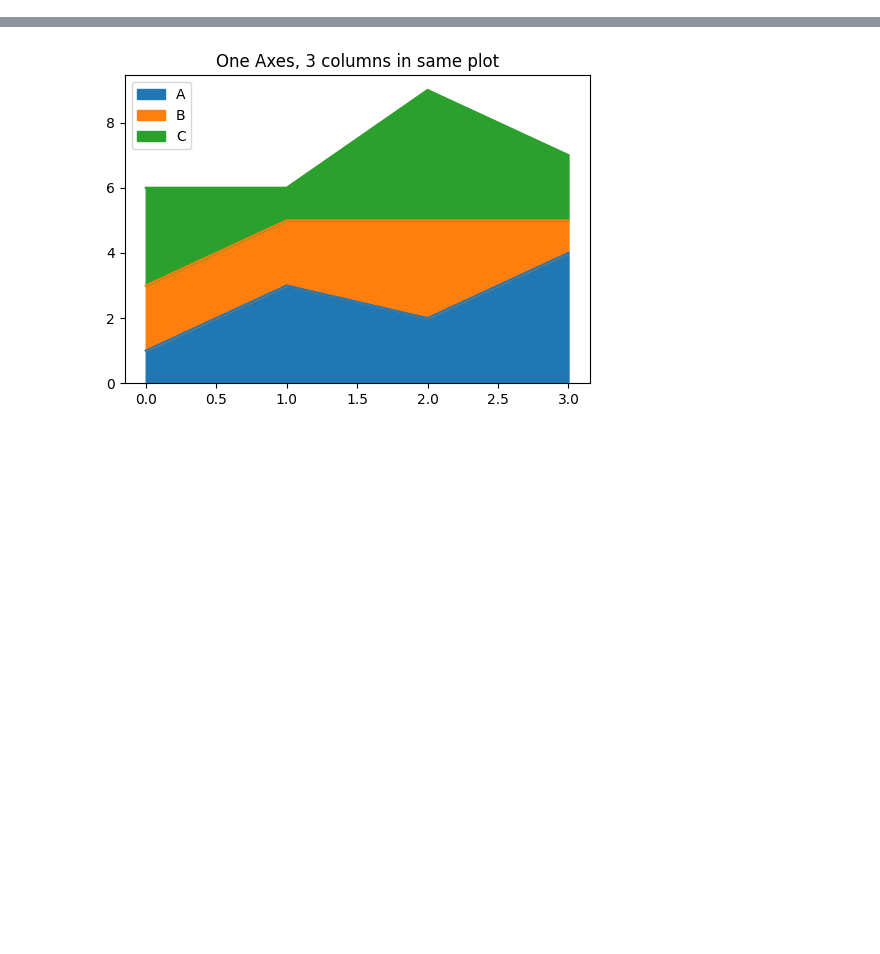
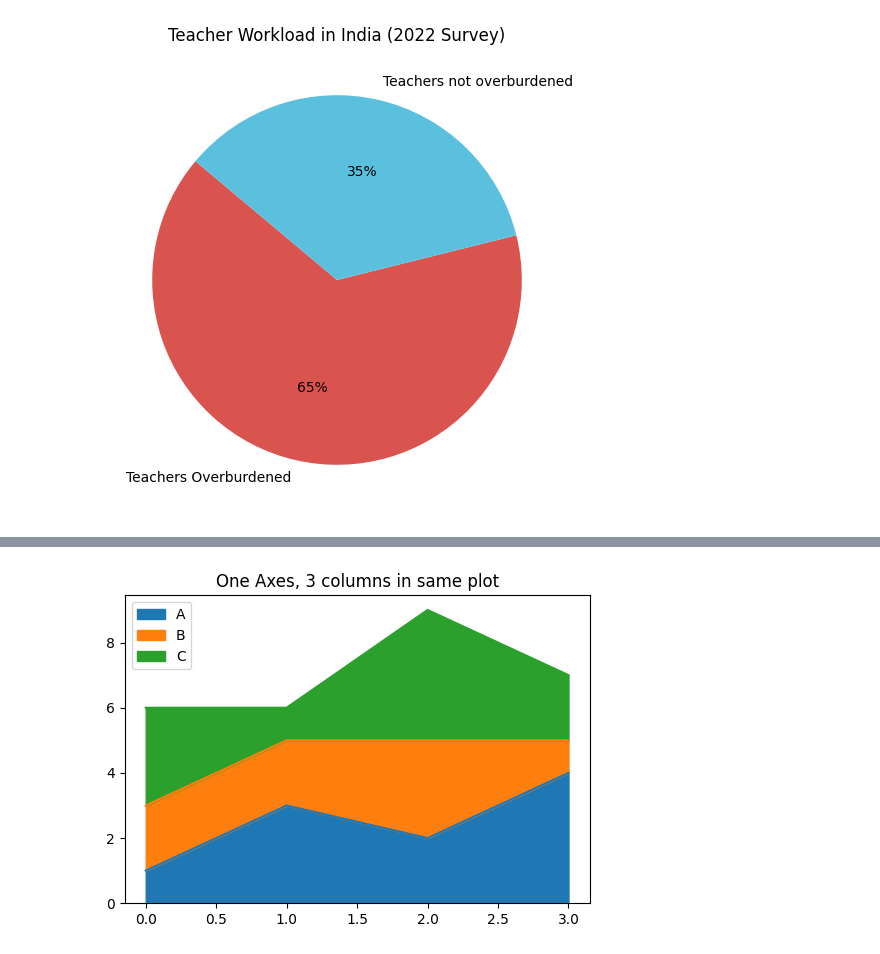
Before and after one commit to SilverShadowHeart/2-1, a Jupyter notebook: 24AD2102-DATA SCIENCE AND VISUALIZATION/off class self learning/pandas.ipynb, the cells around one changed output, grey strips where cells are left out. Drawn from its saved outputs; the diff is of its cells as text; code cells hidden in the pictures; blank space fills up the shorter version.

```diff
--- a/24AD2102-DATA SCIENCE AND VISUALIZATION/off class self learning/pandas.ipynb
+++ b/24AD2102-DATA SCIENCE AND VISUALIZATION/off class self learning/pandas.ipynb
@@ -0,0 +264,12 @@
+# %%
+# Graph 2: Teacher workload perception (India Today survey)
+labels = ["Teachers Overburdened", "Teachers not overburdened"]
+sizes = [65, 35]  # percentage
+colors = ["#d9534f", "#5bc0de"]
+
+plt.figure(figsize=(6,6))
+plt.pie(sizes, labels=labels, autopct="%1.0f%%", startangle=140, colors=colors)
+plt.title("Teacher Workload in India (2022 Survey)")
+plt.show()
+# %% [output]
+[figure, added]
```
Also changed, not shown: parts of 5 cells of this notebook.
